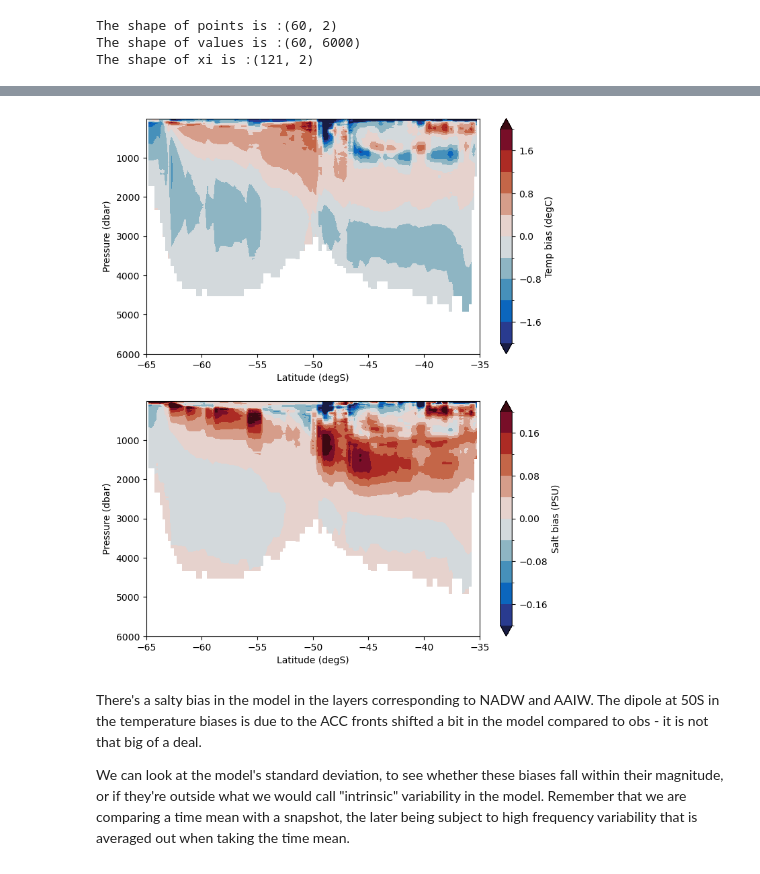
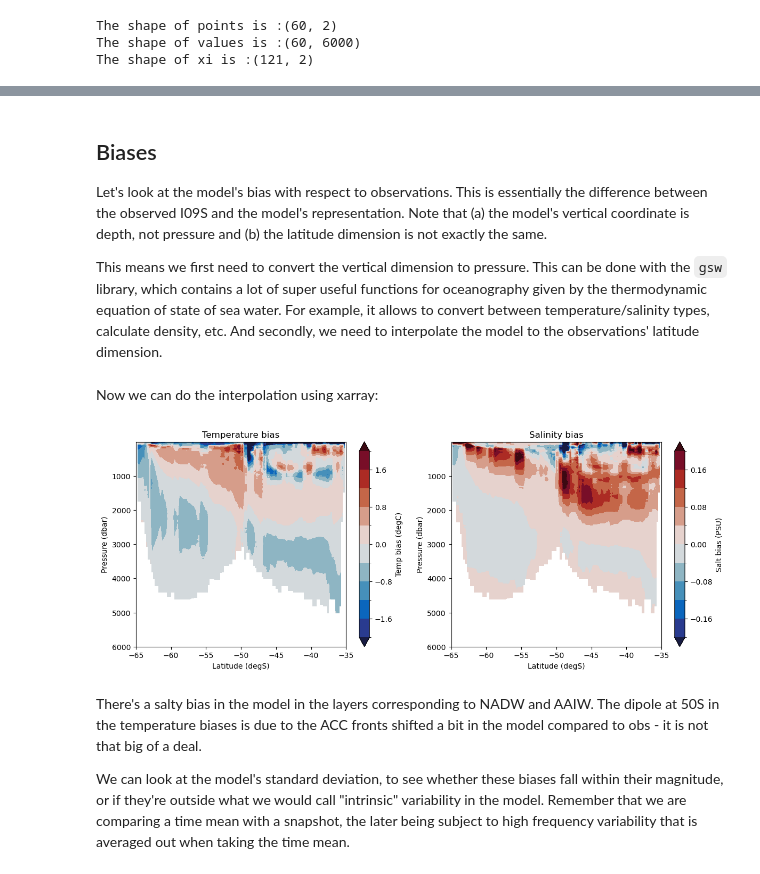
Before and after one commit to julia-neme/Tutorial_Sophie, a Jupyter notebook: I09S_model_comparison.ipynb, the cells around one changed output, grey strips where cells are left out. Cells and saved outputs as stored; diff of their text form; code cells hidden in the pictures.

```diff
--- a/I09S_model_comparison.ipynb
+++ b/I09S_model_comparison.ipynb
@@ -168,15 +304,17 @@ fig, axs = plt.subplots(2, 2, figsize = (14, 10))
 temperature_interp.plot.contourf(ax = axs[0,0], vmin = -1, vmax = 15, levels = 33, cmap = cm.cm.thermal,
                                  yincrease = False, cbar_kwargs = {'label':'degC'})
 salinity_interp.plot.contourf(ax = axs[1,0], vmin = 34, vmax = 35, levels = 21, cmap = cm.cm.haline,
-                                 yincrease = False, cbar_kwargs = {'label':'PSU'})
+                              yincrease = False, cbar_kwargs = {'label':'PSU'})
+axs[0,0].set_ylabel('Pressure (dbar)'); axs[1,0].set_ylabel('Pressure (dbar)')
 
 model_temperature.mean('time').plot.contourf(ax = axs[0,1], vmin = -1, vmax = 15, levels = 33, cmap = cm.cm.thermal,
                                  yincrease = False, cbar_kwargs = {'label':'degC'})
 model_salinity.mean('time').plot.contourf(ax = axs[1,1], vmin = 34, vmax = 35, levels = 21, cmap = cm.cm.haline,
                                  yincrease = False, cbar_kwargs = {'label':'PSU'})
+axs[0,1].set_ylabel('Depth (m)'); axs[1,1].set_ylabel('Depth (m)')
+# Make nice labels
 for ax in axs.flatten():
     ax.set_xlabel('Latitude (degS)')
-    ax.set_ylabel('Pressure (dbar)')
     ax.set_title('')
 axs[0,0].set_title('MISO')
 axs[0,1].set_title('ACCESS');
@@ -189,20 +327,34 @@ To do this, we need to rename the dimensions of the model (`st_ocean` -> `pressu
+# %% [markdown]
+## Biases
+
+Let's look at the model's bias with respect to observations. This is essentially the difference between the observed I09S and the model's representation. Note that (a) the model's vertical coordinate is depth, not pressure and (b) the latitude dimension is not exactly the same.
+
+This means we first need to convert the vertical dimension to pressure. This can be done with the `gsw` library, which contains a lot of super useful functions for oceanography given by the thermodynamic equation of state of sea water. For example, it allows to convert between temperature/salinity types, calculate density, etc. And secondly, we need to interpolate the model to the observations' latitude dimension.
+# %%
+pressure_model = gsw.p_from_z(-model_temperature['st_ocean'], -50)
+model_temperature['st_ocean'] = pressure_model
+model_temperature = model_temperature.rename({'st_ocean':'pressure', 'yt_ocean':'latitude'})
+# %%
+model_salinity['st_ocean'] = pressure_model
+model_salinity = model_salinity.rename({'st_ocean':'pressure', 'yt_ocean':'latitude'})
+# %% [markdown]
+Now we can do the interpolation using xarray:
 # %%
-model_temperature_interp = model_temperature.rename({'st_ocean':'pressure', 'yt_ocean':'latitude'})
-model_temperature_interp = model_temperature_interp.interp(pressure = temperature_interp['pressure'], latitude = temperature_interp['latitude'])
-model_salinity_interp = model_salinity.rename({'st_ocean':'pressure', 'yt_ocean':'latitude'})
-model_salinity_interp = model_salinity_interp.interp(pressure = salinity_interp['pressure'], latitude = salinity_interp['latitude'])
+model_temperature_interp = model_temperature.interp(pressure = temperature_interp['pressure'], latitude = temperature_interp['latitude'])
+model_salinity_interp = model_salinity.interp(pressure = salinity_interp['pressure'], latitude = salinity_interp['latitude'])
 # %%
-fig, axs = plt.subplots(2, 1, figsize = (8, 10))
+fig, axs = plt.subplots(nrows = 1, ncols = 2, figsize = (14, 5))
 (model_temperature_interp.mean('time') - temperature_interp).plot.contourf(ax = axs[0], vmin = -2, vmax = 2, levels = 11, cmap = cm.cm.balance,
                                  yincrease = False, cbar_kwargs = {'label':'Temp bias (degC)'})
 (model_salinity_interp.mean('time') - salinity_interp).plot.contourf(ax = axs[1], vmin = -.2, vmax = .2, levels = 11, cmap = cm.cm.balance,
                                  yincrease = False, cbar_kwargs = {'label':'Salt bias (PSU)'})
 for ax in axs:
     ax.set_xlabel('Latitude (degS)')
     ax.set_ylabel('Pressure (dbar)')
-    ax.set_title('')
+axs[0].set_title('Temperature bias');
+axs[1].set_title('Salinity bias');
 # %% [output]
-[figure, old version]
+[figure, new version]
 # %% [markdown]
 There's a salty bias in the model in the layers corresponding to NADW and AAIW. The dipole at 50S in the temperature biases is due to the ACC fronts shifted a bit in the model compared to obs - it is not that big of a deal.
 
```
Also changed, not shown: parts of 52 cells of this notebook, 1 other file.
